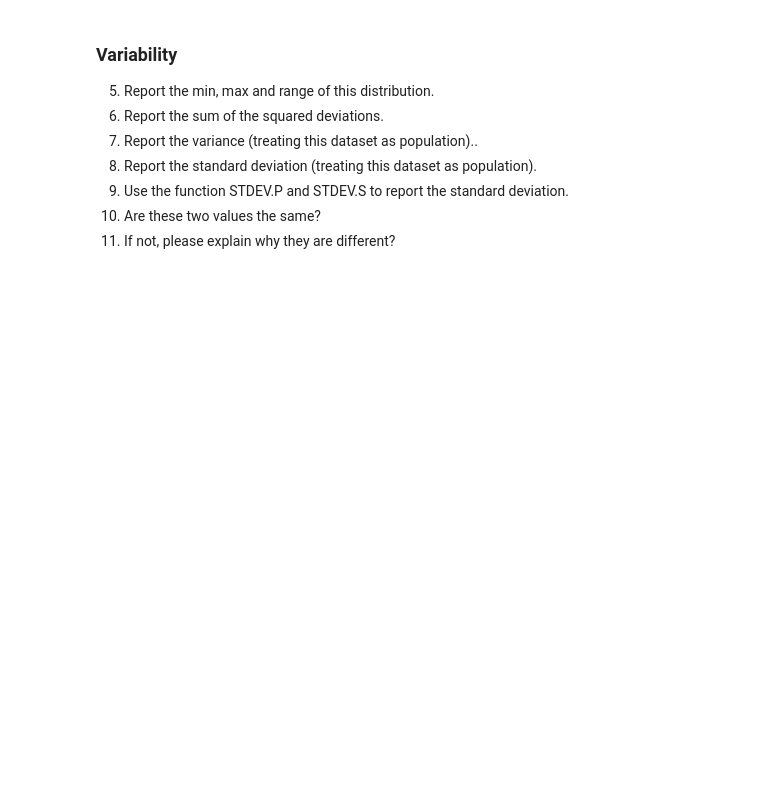
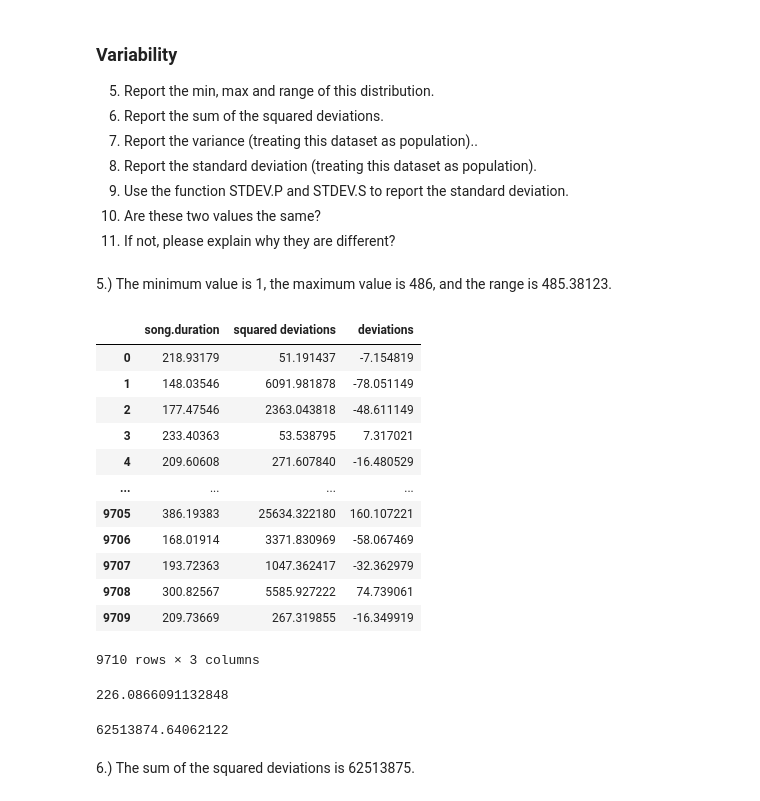
Before and after one commit to llennemann/COGS-14B-Statistics, a Jupyter notebook: songDuration.ipynb, the cells around one changed output. Cells and saved outputs as stored; diff of their text form; code cells hidden in the pictures; blank space fills up the shorter version.

```diff
--- a/songDuration.ipynb
+++ b/songDuration.ipynb
@@ -47,3 +72,26 @@ plt.show()
 9. Use the function STDEV.P and STDEV.S to report the standard deviation.
 10. Are these two values the same?
 11. If not, please explain why they are different?
+# %% [markdown]
+5.) The minimum value is 1, the maximum value is 486, and the range is 485.38123.
+# %%
+df
+# %% [output]
+|  | song.duration | squared deviations | deviations |
+| 0 | 218.93179 | 51.191437 | -7.154819 |
+| 1 | 148.03546 | 6091.981878 | -78.051149 |
+| 2 | 177.47546 | 2363.043818 | -48.611149 |
+| 3 | 233.40363 | 53.538795 | 7.317021 |
+| 4 | 209.60608 | 271.607840 | -16.480529 |
+| ... | ... | ... | ... |
+| 9705 | 386.19383 | 25634.322180 | 160.107221 |
+| 9706 | 168.01914 | 3371.830969 | -58.067469 |
+| 9707 | 193.72363 | 1047.362417 | -32.362979 |
+| 9708 | 300.82567 | 5585.927222 | 74.739061 |
+| 9709 | 209.73669 | 267.319855 | -16.349919 |
+9710 rows × 3 columns
+# %%
+mean = df['song.duration'].mean()
+mean
+# %% [output]
+226.0866091132848
@@ -49,0 +102,7 @@ plt.show()
+# %%
+ss = df['squared deviations'].sum()
+ss
+# %% [output]
+62513874.64062122
+# %% [markdown]
+6.) The sum of the squared deviations is 62513875.
```
Also changed, not shown: parts of 25 cells of this notebook.
